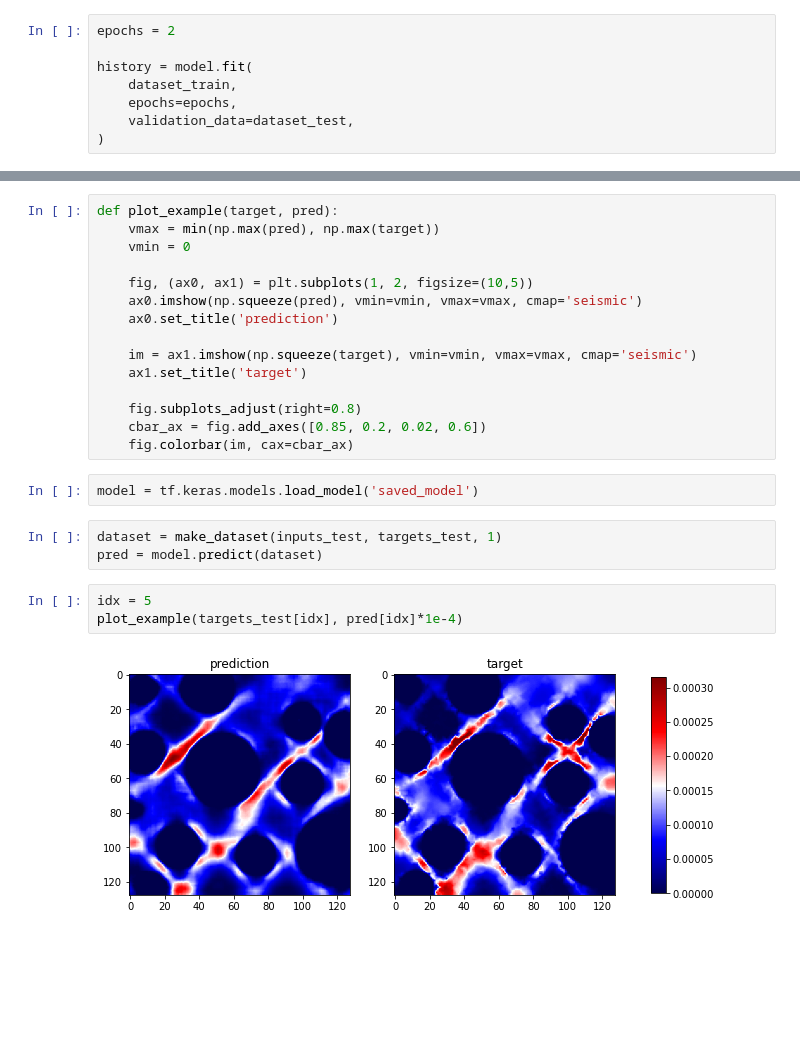
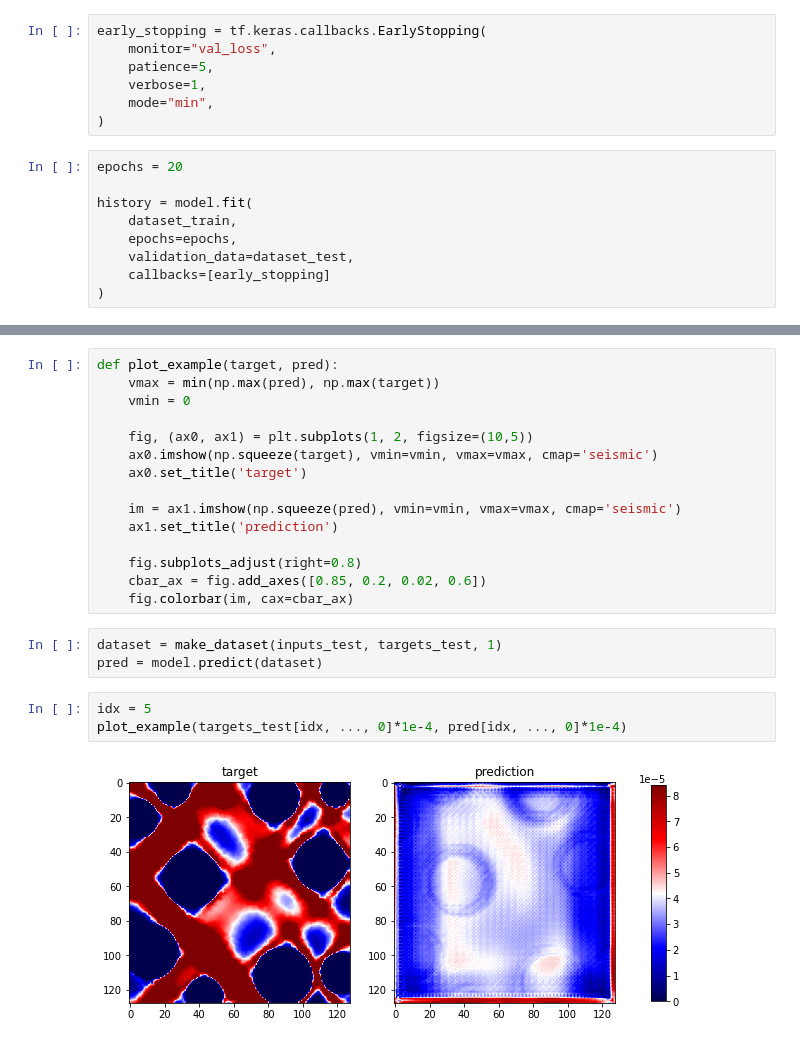
Before and after one commit to FGhavamian/accelerate_fem, a Jupyter notebook: examples/box_w_aggr/train.ipynb, the cells around one changed output, grey strips where cells are left out. Cells and saved outputs as stored; diff of their text form; blank space fills up the shorter version.

```diff
--- a/examples/box_w_aggr/train.ipynb
+++ b/examples/box_w_aggr/train.ipynb
@@ -166,11 +202,19 @@ Trainable params: 368,037
 Non-trainable params: 0
 _________________________________________________________________
+# %%
+early_stopping = tf.keras.callbacks.EarlyStopping(
+    monitor="val_loss",
+    patience=5,
+    verbose=1,
+    mode="min",
+)
 # %%
-epochs = 2
+epochs = 20
 
 history = model.fit(
     dataset_train,
     epochs=epochs,
     validation_data=dataset_test,
+    callbacks=[early_stopping]
 )
 # %% [output]
@@ -214,22 +257,20 @@ def plot_example(target, pred):
     vmin = 0
 
     fig, (ax0, ax1) = plt.subplots(1, 2, figsize=(10,5))
-    ax0.imshow(np.squeeze(pred), vmin=vmin, vmax=vmax, cmap='seismic')
-    ax0.set_title('prediction')
+    ax0.imshow(np.squeeze(target), vmin=vmin, vmax=vmax, cmap='seismic')
+    ax0.set_title('target')
 
-    im = ax1.imshow(np.squeeze(target), vmin=vmin, vmax=vmax, cmap='seismic')
-    ax1.set_title('target')
+    im = ax1.imshow(np.squeeze(pred), vmin=vmin, vmax=vmax, cmap='seismic')
+    ax1.set_title('prediction')
 
     fig.subplots_adjust(right=0.8)
     cbar_ax = fig.add_axes([0.85, 0.2, 0.02, 0.6])
     fig.colorbar(im, cax=cbar_ax)
-# %%
-model = tf.keras.models.load_model('saved_model')
 # %%
 dataset = make_dataset(inputs_test, targets_test, 1)
 pred = model.predict(dataset)
 # %%
 idx = 5
-plot_example(targets_test[idx], pred[idx]*1e-4)
+plot_example(targets_test[idx, ..., 0]*1e-4, pred[idx, ..., 0]*1e-4)
 # %% [output]
-[figure, old version]
+[figure, new version]
```
Also changed, not shown: parts of 18 cells of this notebook.
